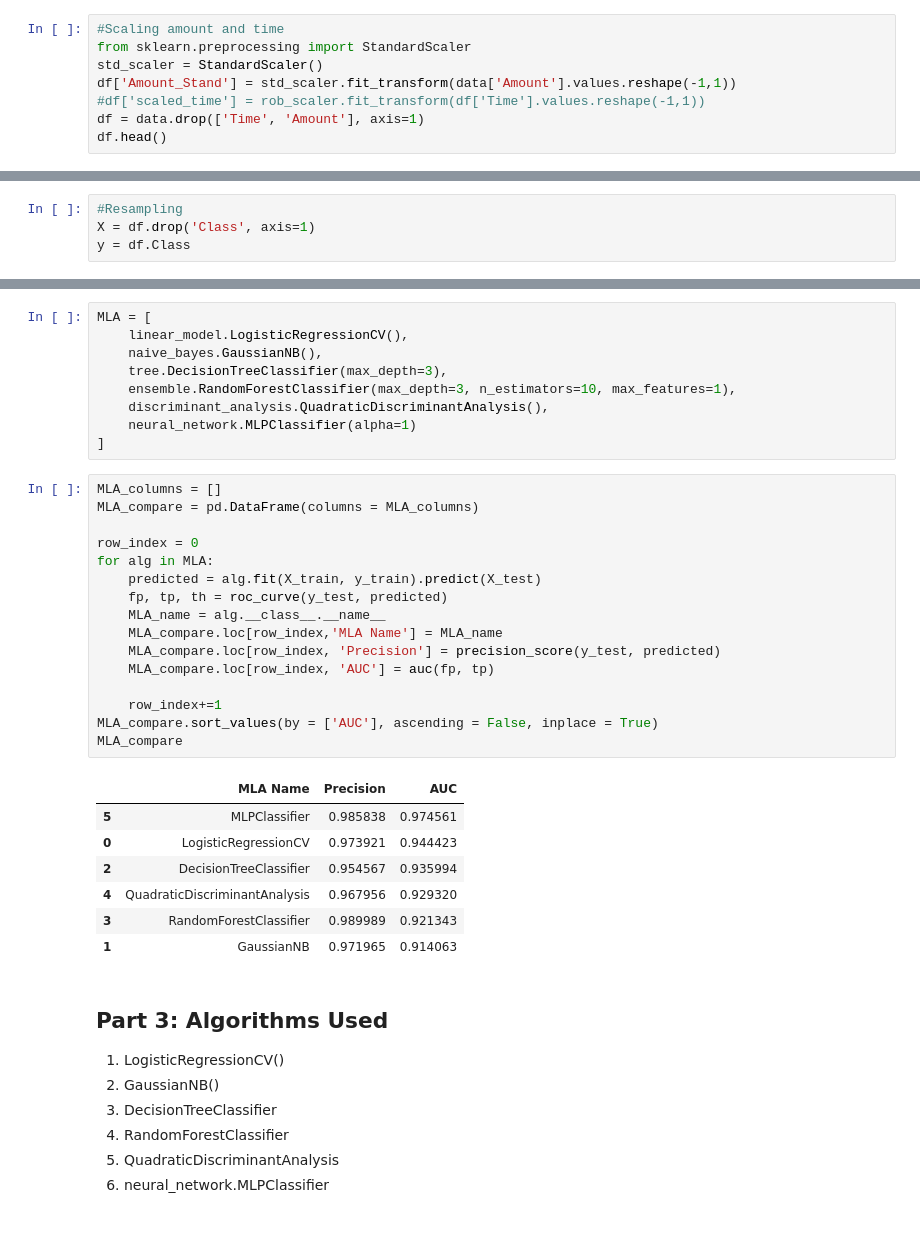
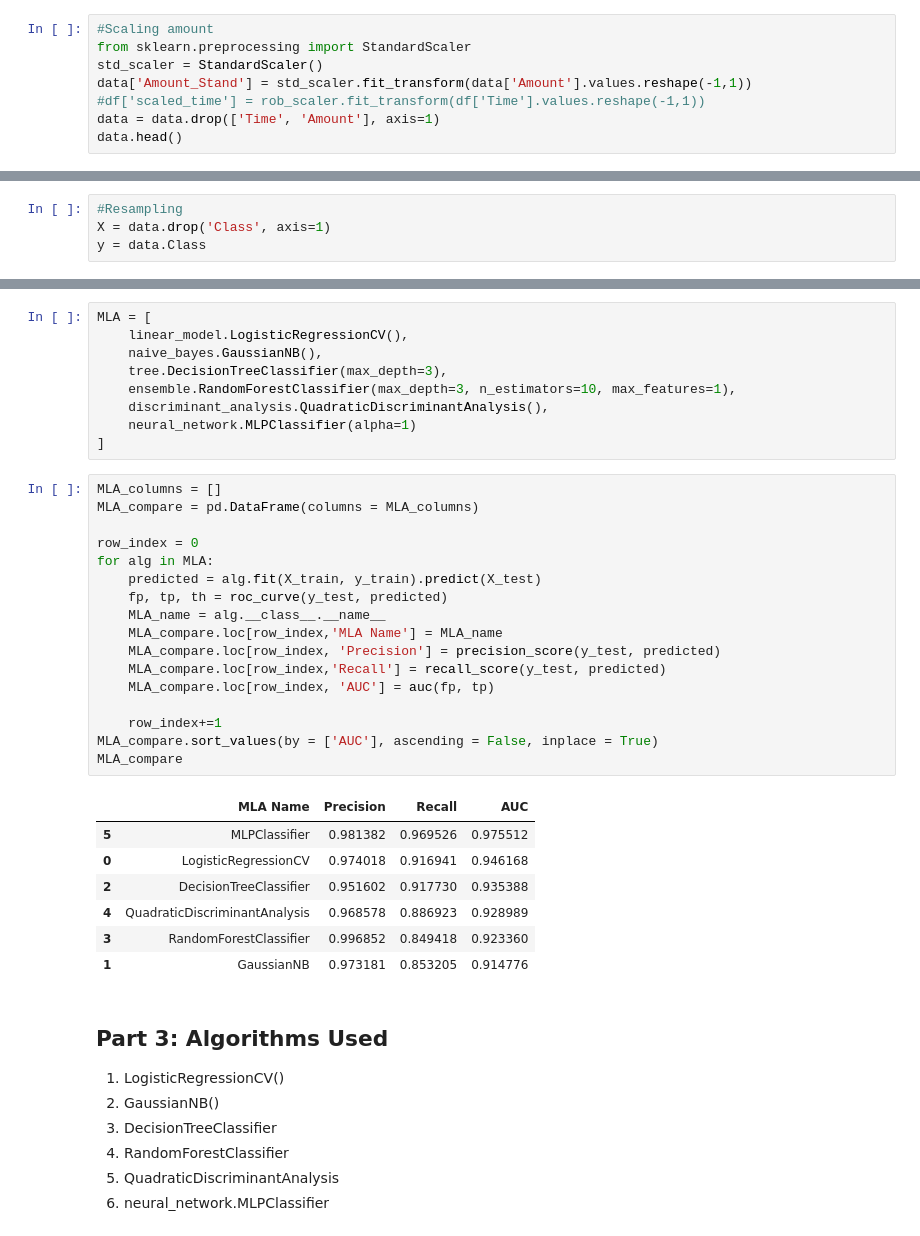
Before and after one commit to IshwarGautam/Creditcardfrauddetection, a Jupyter notebook: Overall_Presentation.ipynb, the cells around one changed output, grey strips where cells are left out. Drawn from its saved outputs; the diff is of its cells as text.

```diff
--- a/Overall_Presentation.ipynb
+++ b/Overall_Presentation.ipynb
@@ -175,13 +175,13 @@ In this scenario, our subsample will be a dataframe with a 50/50 ratio of fraud
 
 ##### <b>2.Outlier Detection & Removal</b>
 # %%
-#Scaling amount and time
+#Scaling amount
 from sklearn.preprocessing import StandardScaler
 std_scaler = StandardScaler()
-df['Amount_Stand'] = std_scaler.fit_transform(data['Amount'].values.reshape(-1,1))
+data['Amount_Stand'] = std_scaler.fit_transform(data['Amount'].values.reshape(-1,1))
 #df['scaled_time'] = rob_scaler.fit_transform(df['Time'].values.reshape(-1,1))
-df = data.drop(['Time', 'Amount'], axis=1)
-df.head()
+data = data.drop(['Time', 'Amount'], axis=1)
+data.head()
 # %% [output]
 |  | V1 | V2 | V3 | V4 | V5 | V6 | V7 | V8 | V9 | V10 | ... | ... |
 | 0 | -1.359807 | -0.072781 | 2.536347 | 1.378155 | -0.338321 | 0.462388 | 0.239599 | 0.098698 | 0.363787 | 0.090794 | ... | ... |
@@ -193,4 +193,4 @@ df.head()
 # %%
 #Resampling
-X = df.drop('Class', axis=1)
-y = df.Class
+X = data.drop('Class', axis=1)
+y = data.Class
@@ -237,27 +239,28 @@ MLA = [
 # %%
 MLA_columns = []
 MLA_compare = pd.DataFrame(columns = MLA_columns)
 
 row_index = 0
 for alg in MLA:
     predicted = alg.fit(X_train, y_train).predict(X_test)
     fp, tp, th = roc_curve(y_test, predicted)
     MLA_name = alg.__class__.__name__
     MLA_compare.loc[row_index,'MLA Name'] = MLA_name
     MLA_compare.loc[row_index, 'Precision'] = precision_score(y_test, predicted)
+    MLA_compare.loc[row_index,'Recall'] = recall_score(y_test, predicted)
     MLA_compare.loc[row_index, 'AUC'] = auc(fp, tp)
 
     row_index+=1
 MLA_compare.sort_values(by = ['AUC'], ascending = False, inplace = True)
 MLA_compare
 # %% [output]
-|  | MLA Name | Precision | AUC |
-| 5 | MLPClassifier | 0.985838 | 0.974561 |
-| 0 | LogisticRegressionCV | 0.973921 | 0.944423 |
-| 2 | DecisionTreeClassifier | 0.954567 | 0.935994 |
-| 4 | QuadraticDiscriminantAnalysis | 0.967956 | 0.929320 |
-| 3 | RandomForestClassifier | 0.989989 | 0.921343 |
-| 1 | GaussianNB | 0.971965 | 0.914063 |
+|  | MLA Name | Precision | Recall | AUC |
+| 5 | MLPClassifier | 0.981382 | 0.969526 | 0.975512 |
+| 0 | LogisticRegressionCV | 0.974018 | 0.916941 | 0.946168 |
+| 2 | DecisionTreeClassifier | 0.951602 | 0.917730 | 0.935388 |
+| 4 | QuadraticDiscriminantAnalysis | 0.968578 | 0.886923 | 0.928989 |
+| 3 | RandomForestClassifier | 0.996852 | 0.849418 | 0.923360 |
+| 1 | GaussianNB | 0.973181 | 0.853205 | 0.914776 |
 # %% [markdown]
 ## <b> Part 3: Algorithms Used </b>
 1. LogisticRegressionCV()
```
Also changed, not shown: parts of 4 cells of this notebook.
